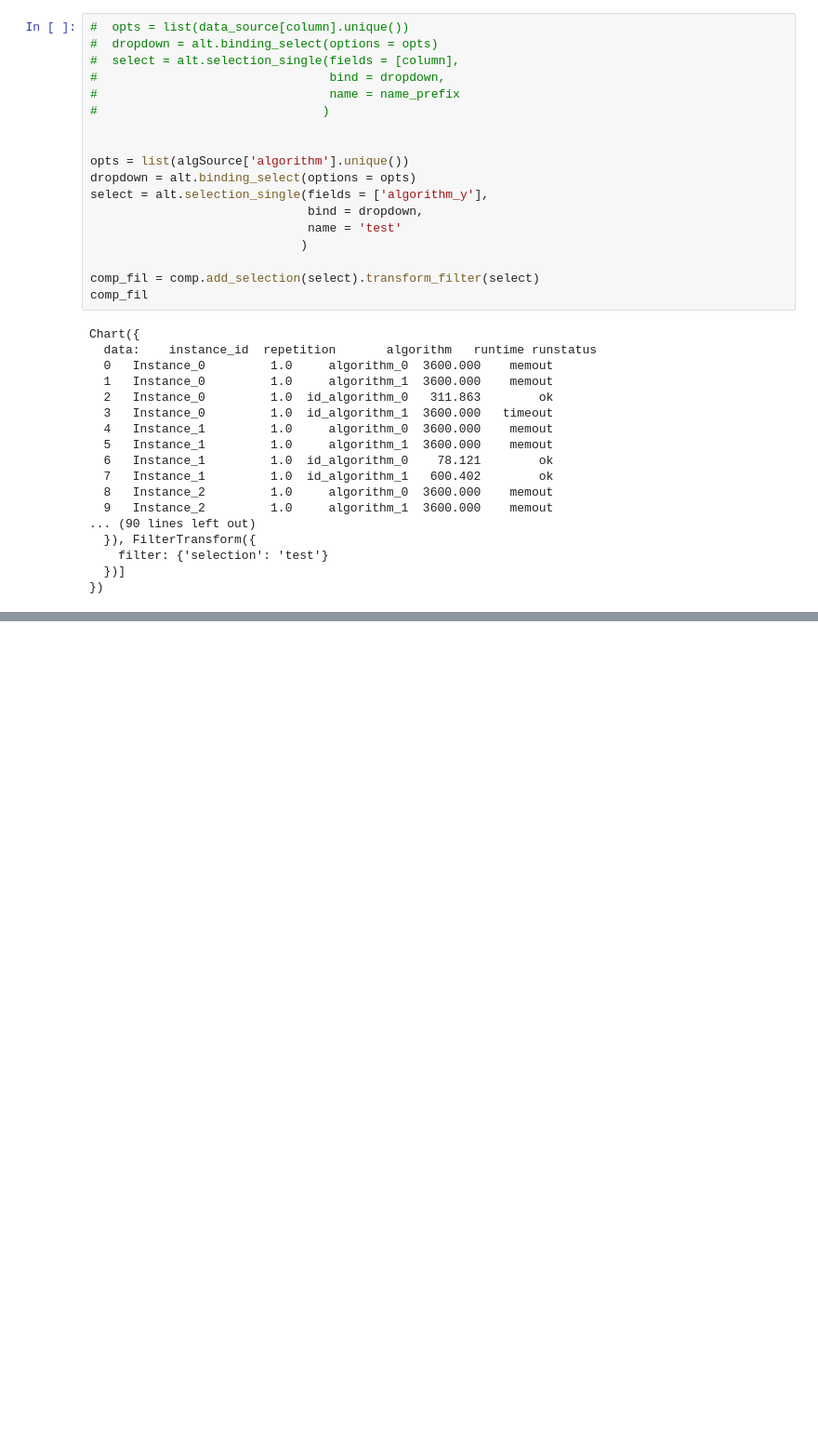
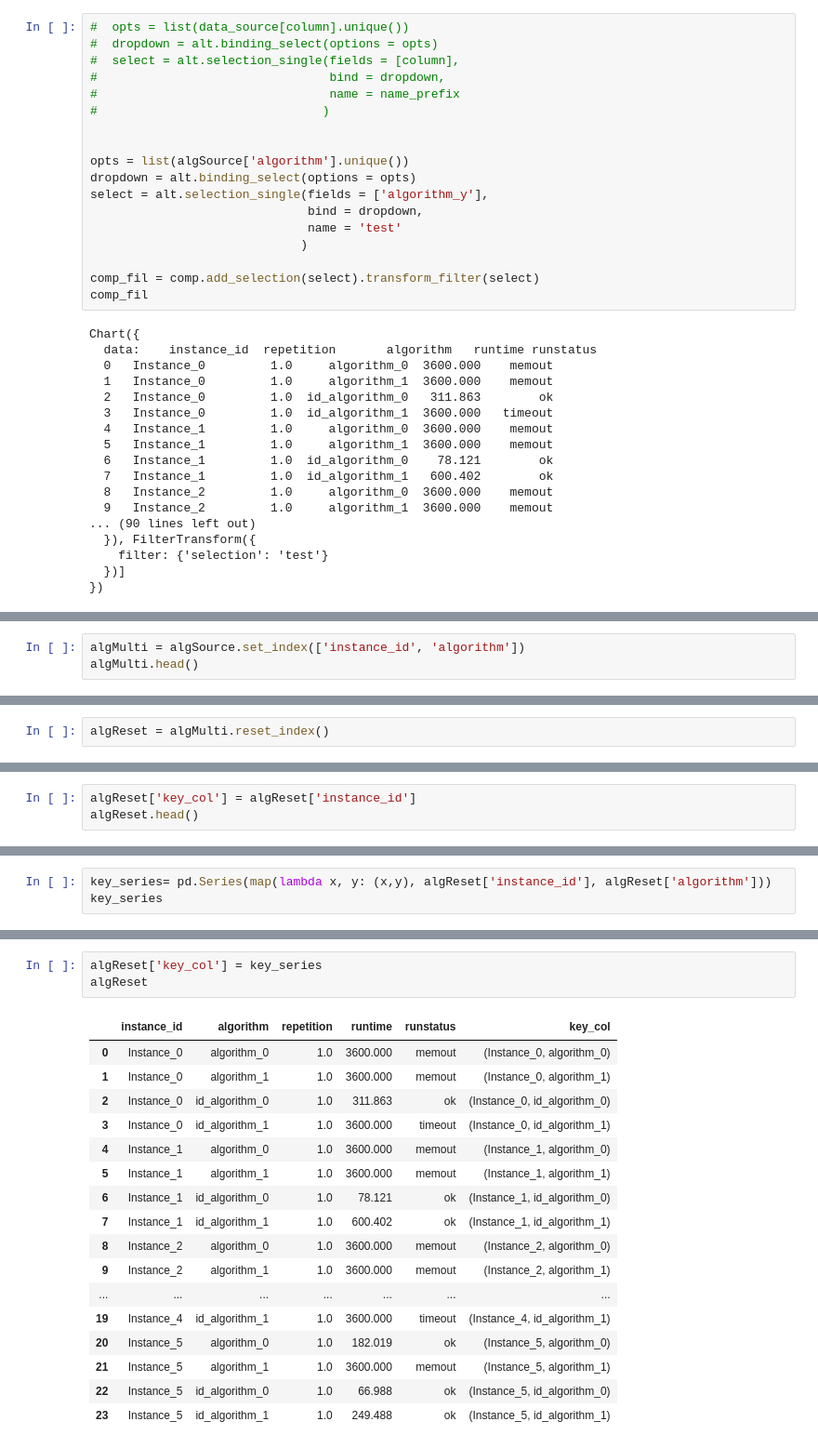
Before and after one commit to chawlaKat/Notebook-Noodlings, a Jupyter notebook: Get_Scattered_Fancy.ipynb, the cells around one changed output, grey strips where cells are left out. Shown at 93% size. Saved outputs shown, nothing was run; the diff lists cells and outputs as text; blank space fills up the shorter version.

```diff
--- a/Get_Scattered_Fancy.ipynb
+++ b/Get_Scattered_Fancy.ipynb
@@ -1221,0 +1278,3 @@ Chart({
+# %%
+algMulti = algSource.set_index(['instance_id', 'algorithm'])
+algMulti.head()
@@ -1221,0 +1313,2 @@ Chart({
+# %%
+algReset = algMulti.reset_index()
@@ -1221,0 +1326,3 @@ Chart({
+# %%
+algReset['key_col'] = algReset['instance_id']
+algReset.head()
@@ -1221,0 +1343,3 @@ Chart({
+# %%
+key_series= pd.Series(map(lambda x, y: (x,y), algReset['instance_id'], algReset['algorithm']))
+key_series
@@ -1221,0 +1364,21 @@ Chart({
+# %%
+algReset['key_col'] = key_series
+algReset
+# %% [output]
+|  | instance_id | algorithm | repetition | runtime | runstatus | key_col |
+| 0 | Instance_0 | algorithm_0 | 1.0 | 3600.000 | memout | (Instance_0, algorithm_0) |
+| 1 | Instance_0 | algorithm_1 | 1.0 | 3600.000 | memout | (Instance_0, algorithm_1) |
+| 2 | Instance_0 | id_algorithm_0 | 1.0 | 311.863 | ok | (Instance_0, id_algorithm_0) |
+| 3 | Instance_0 | id_algorithm_1 | 1.0 | 3600.000 | timeout | (Instance_0, id_algorithm_1) |
+| 4 | Instance_1 | algorithm_0 | 1.0 | 3600.000 | memout | (Instance_1, algorithm_0) |
+| 5 | Instance_1 | algorithm_1 | 1.0 | 3600.000 | memout | (Instance_1, algorithm_1) |
+| 6 | Instance_1 | id_algorithm_0 | 1.0 | 78.121 | ok | (Instance_1, id_algorithm_0) |
+| 7 | Instance_1 | id_algorithm_1 | 1.0 | 600.402 | ok | (Instance_1, id_algorithm_1) |
+| 8 | Instance_2 | algorithm_0 | 1.0 | 3600.000 | memout | (Instance_2, algorithm_0) |
+| 9 | Instance_2 | algorithm_1 | 1.0 | 3600.000 | memout | (Instance_2, algorithm_1) |
+| ... | ... | ... | ... | ... | ... | ... |
+| 19 | Instance_4 | id_algorithm_1 | 1.0 | 3600.000 | timeout | (Instance_4, id_algorithm_1) |
+| 20 | Instance_5 | algorithm_0 | 1.0 | 182.019 | ok | (Instance_5, algorithm_0) |
+| 21 | Instance_5 | algorithm_1 | 1.0 | 3600.000 | memout | (Instance_5, algorithm_1) |
+| 22 | Instance_5 | id_algorithm_0 | 1.0 | 66.988 | ok | (Instance_5, id_algorithm_0) |
+| 23 | Instance_5 | id_algorithm_1 | 1.0 | 249.488 | ok | (Instance_5, id_algorithm_1) |
```
Also changed, not shown: parts of 21 cells of this notebook.
